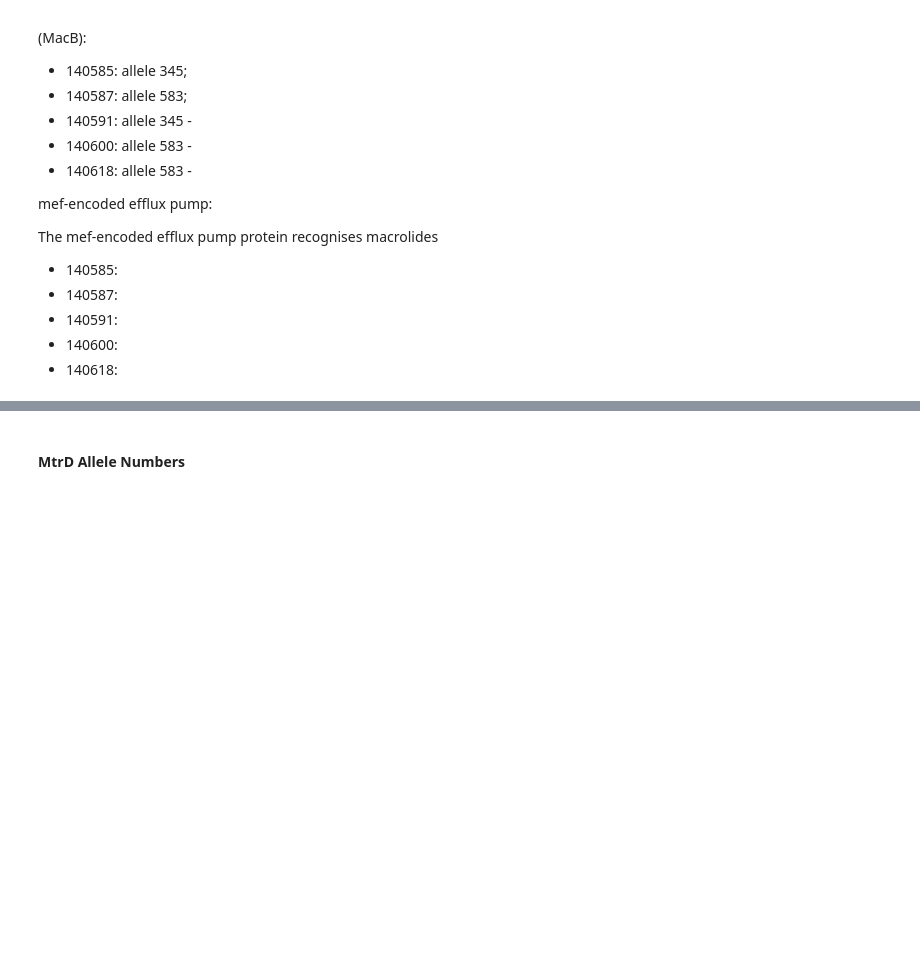
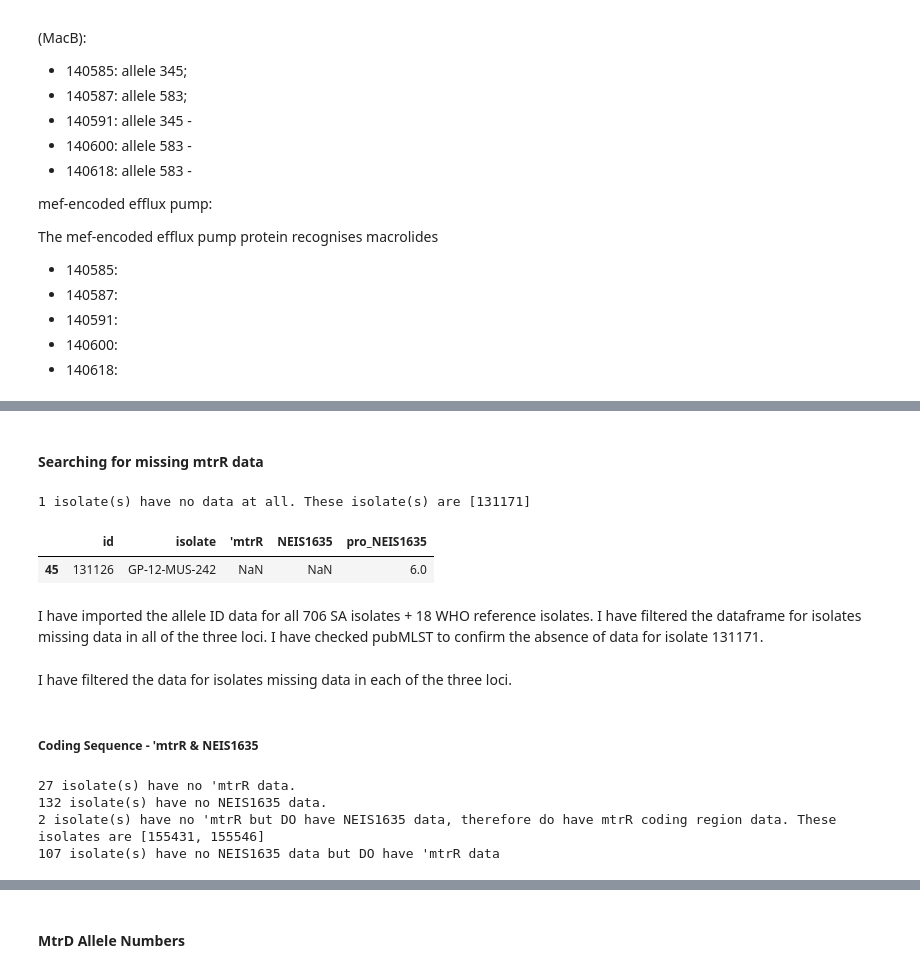
Before and after one commit to watchlotr/NGonorrhoeae_Y4, a Jupyter notebook: NG_Figures.ipynb, the cells around one changed output, grey strips where cells are left out. Saved outputs shown, nothing was run; the diff lists cells and outputs as text; code cells hidden in the pictures; blank space fills up the shorter version.

```diff
--- a/NG_Figures.ipynb
+++ b/NG_Figures.ipynb
@@ -2077,0 +2085,17 @@ The mef-encoded efflux pump protein recognises macrolides
+# %% [markdown]
+#### Searching for missing mtrR data
+# %%
+    # importing all pubMLST data
+mtrR_724: pd.DataFrame = pd.read_csv("Data/724_all_mtrR.csv", sep = ",", header = "infer")
+    # filtering for rows with any missing data
+mtrR_724_na: pd.DataFrame = mtrR_724[mtrR_724.isna().any(axis = 1)]
+
+print(f"{len(mtrR_724_na[mtrR_724_na[["'mtrR", "NEIS1635", "pro_NEIS1635"]].isna().all(axis = 1)])} isolate(s) have no data at all. These isolate(s) are {list(mtrR_724_na[mtrR_724_na[["'mtrR", "NEIS1635", "pro_NEIS1635"]].isna().all(axis = 1)]["id"])}")
+
+mtrR_724.loc[mtrR_724["id"] == 131126]
+# %% [output]
+1 isolate(s) have no data at all. These isolate(s) are [131171]
+|  | id | isolate | 'mtrR | NEIS1635 | pro_NEIS1635 |
+| 45 | 131126 | GP-12-MUS-242 | NaN | NaN | 6.0 |
+# %% [markdown]
+I have imported the allele ID data for all 706 SA isolates + 18 WHO reference isolates. I have filtered the dataframe for isolates missing data in all of the three loci. I have checked pubMLST to confirm the absence of data for isolate 131171.
@@ -2077,0 +2111,20 @@ The mef-encoded efflux pump protein recognises macrolides
+# %% [markdown]
+I have filtered the data for isolates missing data in each of the three loci.
+# %% [markdown]
+##### Coding Sequence - 'mtrR & NEIS1635
+# %%
+print(f"{len(whole_mtrR_na)} isolate(s) have no 'mtrR data.")
+print(f"{len(NEIS1635_na)} isolate(s) have no NEIS1635 data.")
+
+    # identifying isolates with no 'mtrR data but has CDS data
+print(f"{len(whole_mtrR_na[~whole_mtrR_na["NEIS1635"].isna()])} isolate(s) have no 'mtrR but DO have NEIS1635 data, therefore do have mtrR coding region data. These isolates are {list(whole_mtrR_na[~whole_mtrR_na["NEIS1635"].isna()]["id"])}")
+#whole_mtrR_na.loc[whole_mtrR_na["id"] == 155431]
+#whole_mtrR_na.loc[whole_mtrR_na["id"] == 155546]
+
+    # identifying isolates with no CDS data but has 'mtrR data
+print(f"{len(NEIS1635_na[~NEIS1635_na["'mtrR"].isna()])} isolate(s) have no NEIS1635 data but DO have 'mtrR data")
+# %% [output]
+27 isolate(s) have no 'mtrR data.
+132 isolate(s) have no NEIS1635 data.
+2 isolate(s) have no 'mtrR but DO have NEIS1635 data, therefore do have mtrR coding region data. These isolates are [155431, 155546]
+107 isolate(s) have no NEIS1635 data but DO have 'mtrR data
```
Also changed, not shown: parts of 14 cells of this notebook, 2 other files.
